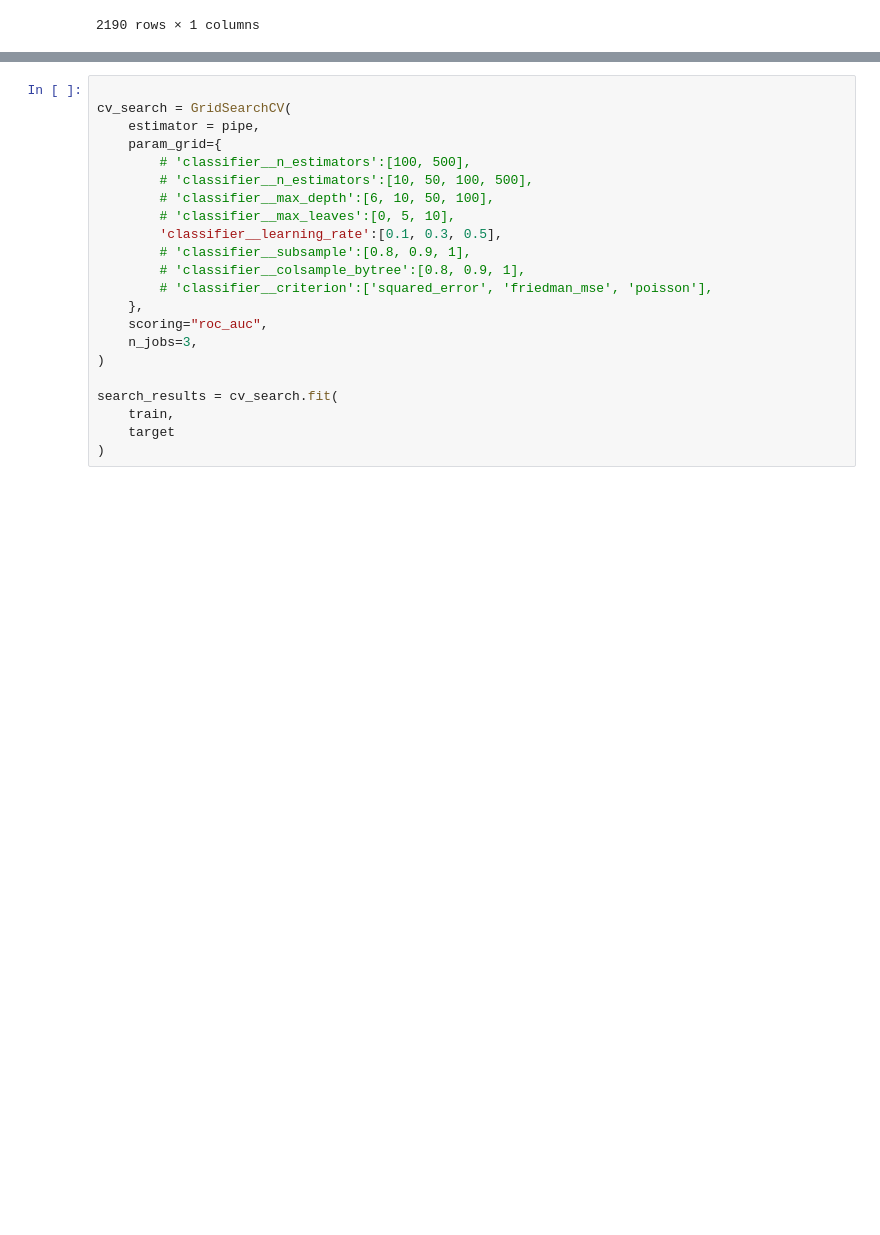
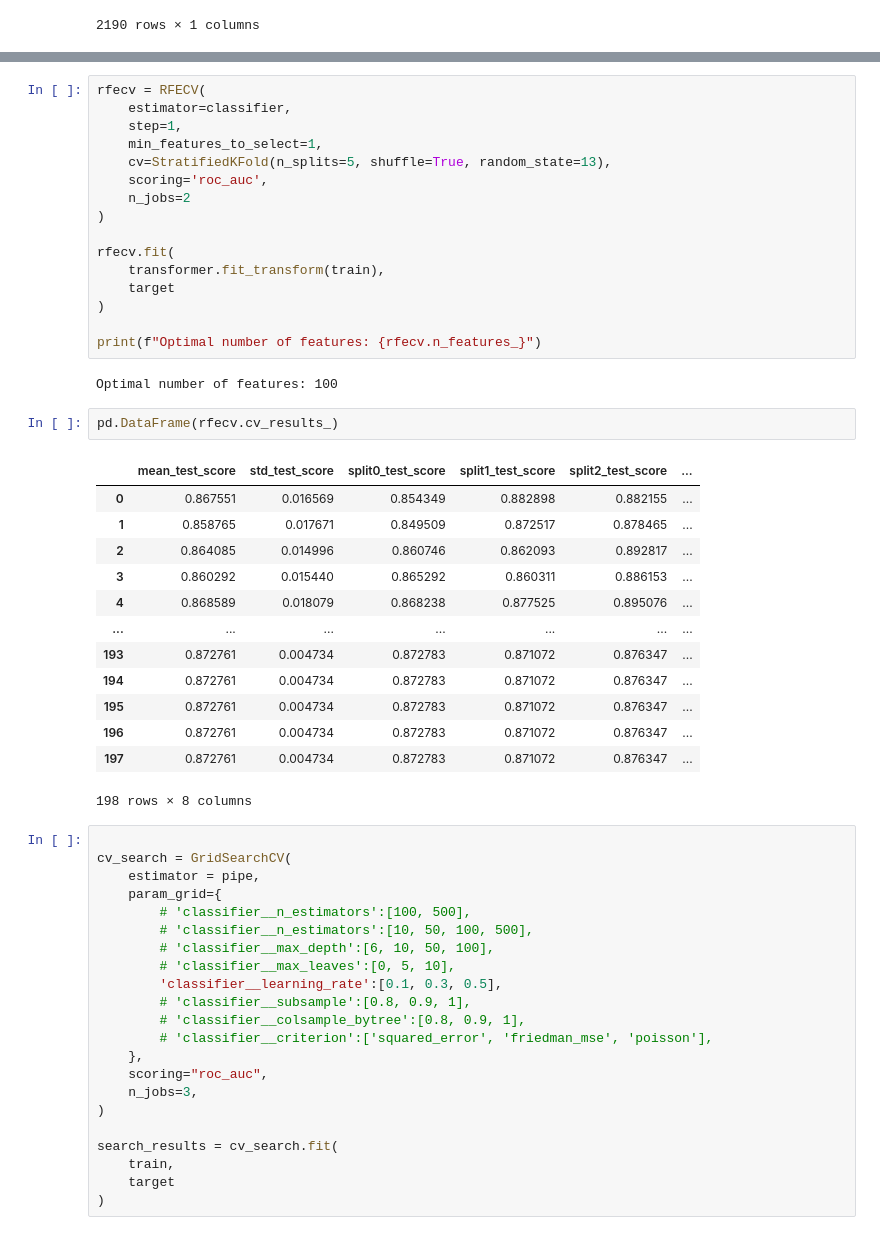
Before and after one commit to mihofer/kaggle_projects, a Jupyter notebook: binary_rainfall_prediction/train.ipynb, the cells around one changed output, grey strips where cells are left out. Saved outputs shown, nothing was run; the diff lists cells and outputs as text; blank space fills up the shorter version.

Commit message:
add more FE with nonlinear features and some feature selection | CV 0.87

```diff
--- a/binary_rainfall_prediction/train.ipynb
+++ b/binary_rainfall_prediction/train.ipynb
@@ -256,4 +309,38 @@ max      0.901094
 dtype: float64
+# %%
+rfecv = RFECV(
+    estimator=classifier,
+    step=1,
+    min_features_to_select=1,
+    cv=StratifiedKFold(n_splits=5, shuffle=True, random_state=13),
+    scoring='roc_auc',
+    n_jobs=2
+)
+
+rfecv.fit(
+    transformer.fit_transform(train),
+    target
+)
+
+print(f"Optimal number of features: {rfecv.n_features_}")
+# %% [output]
+Optimal number of features: 100
+# %%
+pd.DataFrame(rfecv.cv_results_)
+# %% [output]
+|  | mean_test_score | std_test_score | split0_test_score | split1_test_score | split2_test_score | ... |
+| 0 | 0.867551 | 0.016569 | 0.854349 | 0.882898 | 0.882155 | ... |
+| 1 | 0.858765 | 0.017671 | 0.849509 | 0.872517 | 0.878465 | ... |
+| 2 | 0.864085 | 0.014996 | 0.860746 | 0.862093 | 0.892817 | ... |
+| 3 | 0.860292 | 0.015440 | 0.865292 | 0.860311 | 0.886153 | ... |
+| 4 | 0.868589 | 0.018079 | 0.868238 | 0.877525 | 0.895076 | ... |
+| ... | ... | ... | ... | ... | ... | ... |
+| 193 | 0.872761 | 0.004734 | 0.872783 | 0.871072 | 0.876347 | ... |
+| 194 | 0.872761 | 0.004734 | 0.872783 | 0.871072 | 0.876347 | ... |
+| 195 | 0.872761 | 0.004734 | 0.872783 | 0.871072 | 0.876347 | ... |
+| 196 | 0.872761 | 0.004734 | 0.872783 | 0.871072 | 0.876347 | ... |
+| 197 | 0.872761 | 0.004734 | 0.872783 | 0.871072 | 0.876347 | ... |
+198 rows × 8 columns
 # %%
 
 cv_search = GridSearchCV(
```
Also changed, not shown: parts of 10 cells of this notebook.
